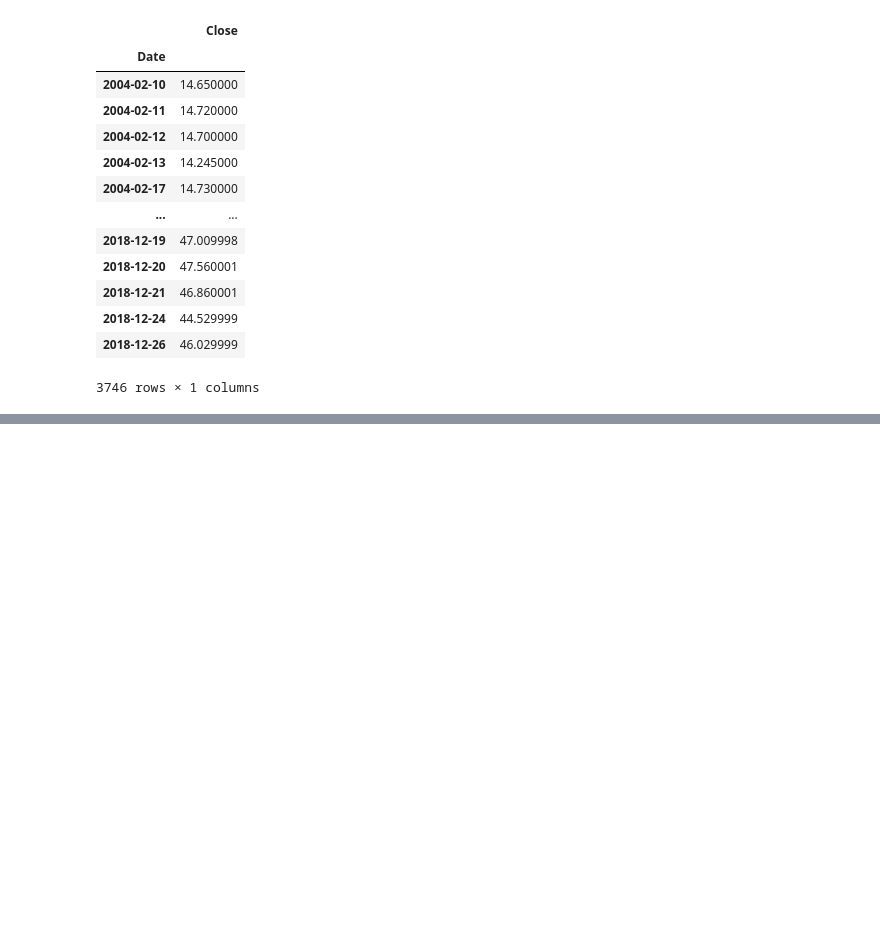
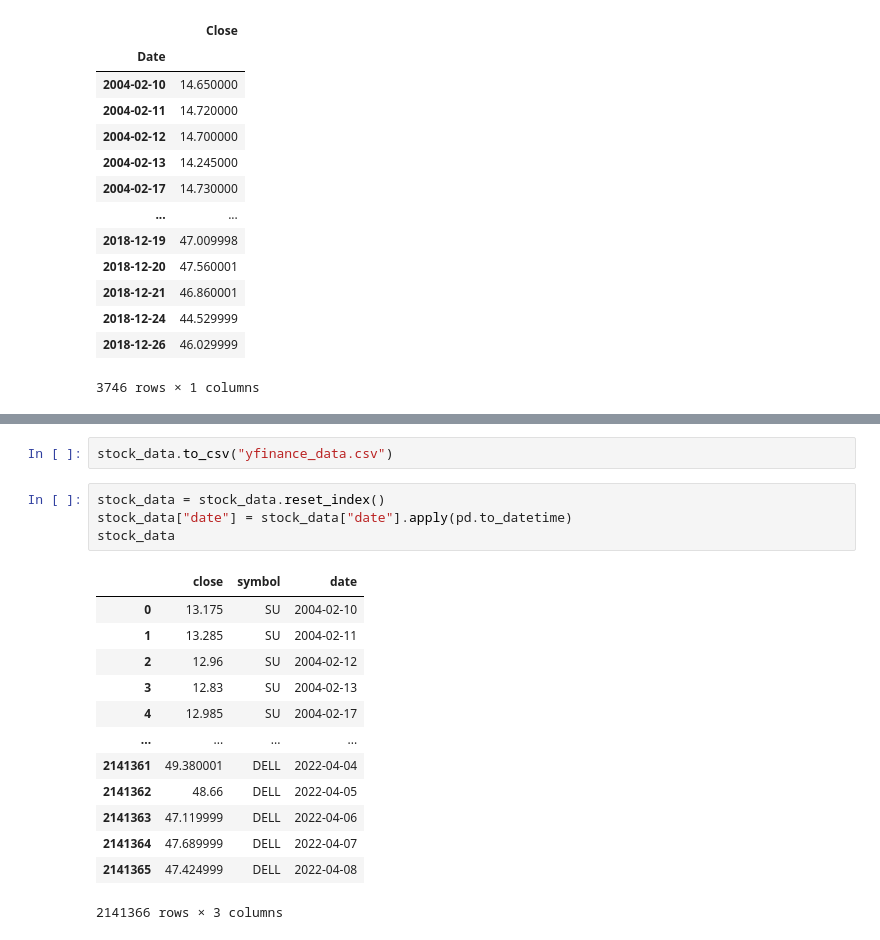
Before and after one commit to MilkSilk/ML_finance, a Jupyter notebook: data_exploration_preparation.ipynb, the cells around one changed output, grey strips where cells are left out. Cells and saved outputs as stored; diff of their text form; blank space fills up the shorter version.

```diff
--- a/data_exploration_preparation.ipynb
+++ b/data_exploration_preparation.ipynb
@@ -606,0 +684,20 @@ for index, row in data.iterrows():
+# %%
+stock_data.to_csv("yfinance_data.csv")
+# %%
+stock_data = stock_data.reset_index()
+stock_data["date"] = stock_data["date"].apply(pd.to_datetime)
+stock_data
+# %% [output]
+|  | close | symbol | date |
+| 0 | 13.175 | SU | 2004-02-10 |
+| 1 | 13.285 | SU | 2004-02-11 |
+| 2 | 12.96 | SU | 2004-02-12 |
+| 3 | 12.83 | SU | 2004-02-13 |
+| 4 | 12.985 | SU | 2004-02-17 |
+| ... | ... | ... | ... |
+| 2141361 | 49.380001 | DELL | 2022-04-04 |
+| 2141362 | 48.66 | DELL | 2022-04-05 |
+| 2141363 | 47.119999 | DELL | 2022-04-06 |
+| 2141364 | 47.689999 | DELL | 2022-04-07 |
+| 2141365 | 47.424999 | DELL | 2022-04-08 |
+2141366 rows × 3 columns
```
Also changed, not shown: parts of 8 cells of this notebook.
